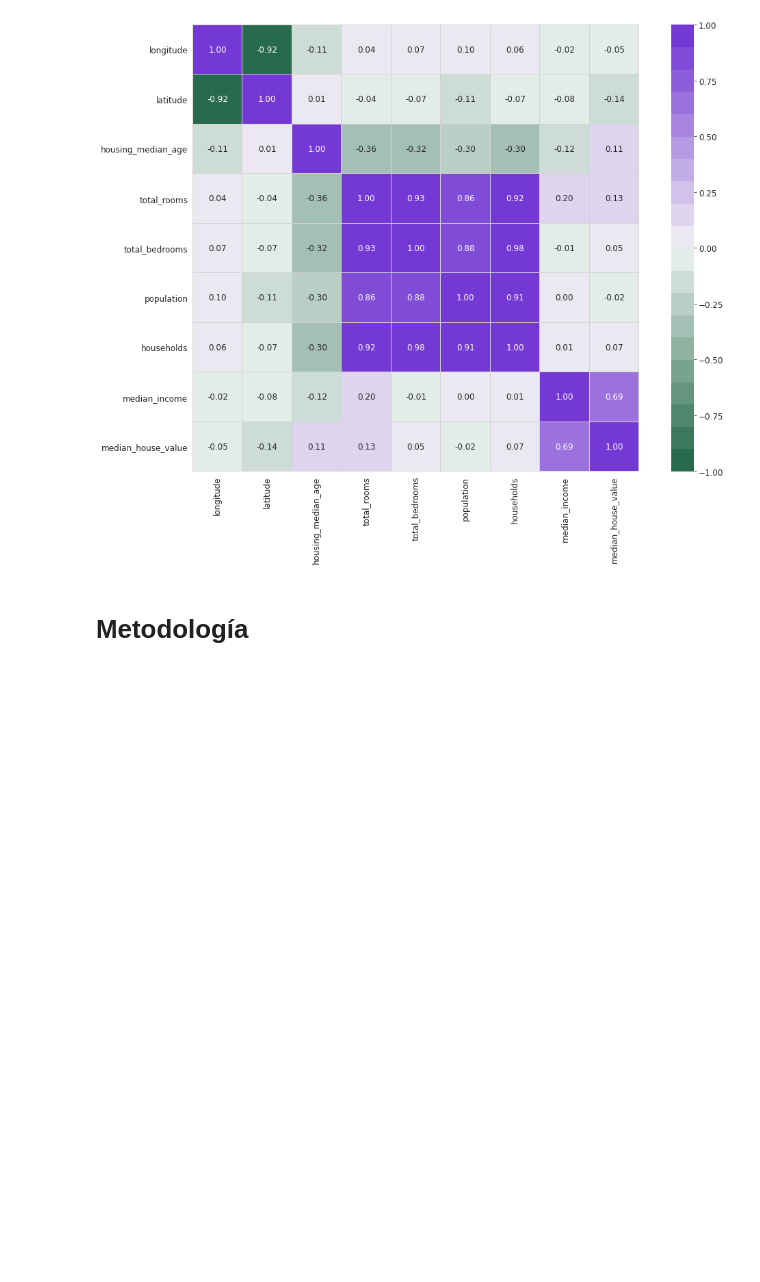
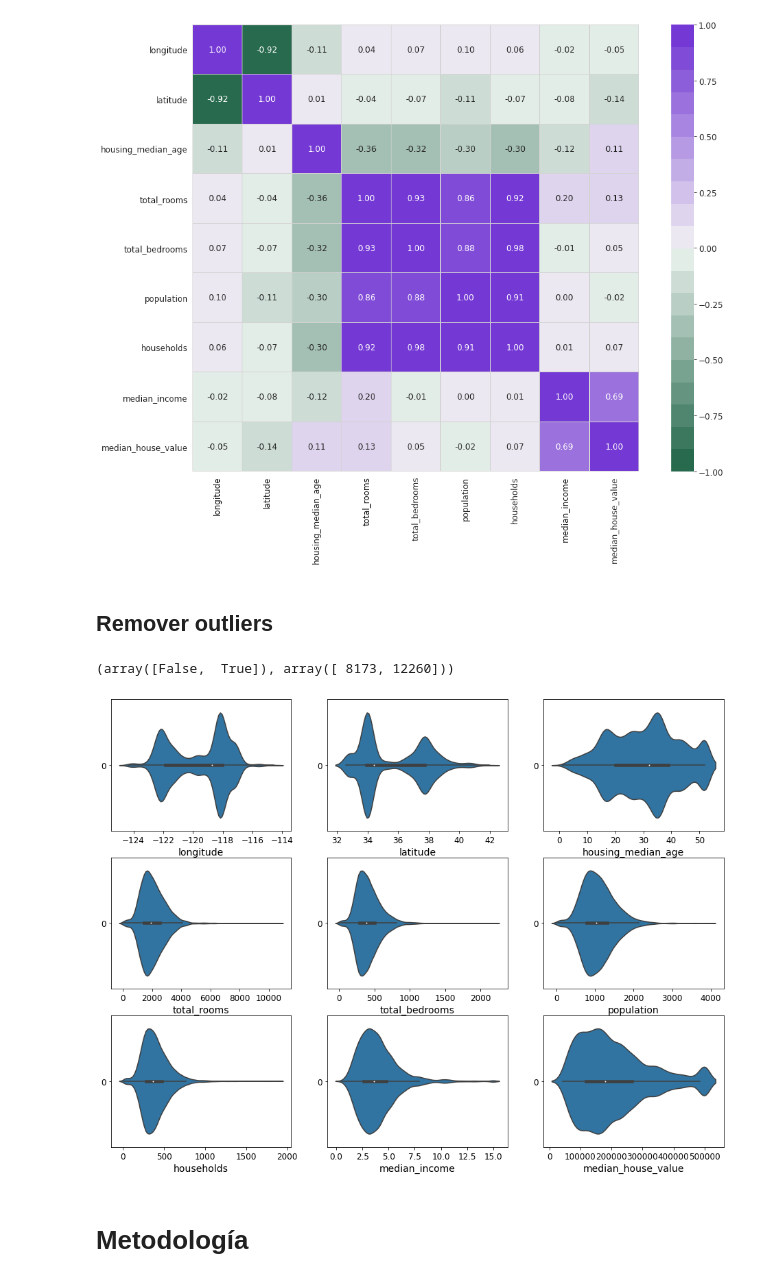
Before and after one commit to kugelblitz1235/Tp1-Reconocimiento-de-patrones, a Jupyter notebook: Informe1.ipynb, the cells around one changed output. Saved outputs shown, nothing was run; the diff lists cells and outputs as text; code cells hidden in the pictures; blank space fills up the shorter version.

```diff
--- a/Informe1.ipynb
+++ b/Informe1.ipynb
@@ -205,6 +207,39 @@ with sns.axes_style("white"):
                      cmap=paleta)
 # %% [output]
 [figure]
+# %% [markdown]
+## Remover outliers
+# %%
+lof = LocalOutlierFactor(contamination=0.4)
+
+#primero saco los nans
+dataSet_withoutnan = housing.dropna().copy()
+
+#selecciono los atributos sobre los cuales voy a estduiar la presencia de outliers
+names = ['housing_median_age', 'total_rooms', 'total_bedrooms', 'population', 'households', 'median_income', 'median_house_value']
+housingForOutliers = dataSet_withoutnan[names].copy()
+
+#predicción de outliers
+InOrOut = lof.fit_predict(housingForOutliers)
+
+mask = InOrOut != -1
+mask_series = pd.Series(mask)
+print(np.unique(mask, return_counts=True))
+
+#filtrado de los outliers
+housing_filtered = dataSet_withoutnan[mask_series.values].copy()
+data_for_split = housing_filtered.reset_index(drop=True).copy()
+# %% [output]
+(array([False,  True]), array([ 8173, 12260]))
+# %%
+colnames = data_for_split.columns
+fig = plt.figure(figsize=(16,12))
+for i in range(1, 10):
+    ax = plt.subplot(3, 3, i)
+    ax.set_xlabel(colnames[i-1])
+    sns.violinplot(data=data_for_split.iloc[:,i-1], orient= "h")
+# %% [output]
+[figure, added]
 # %% [markdown]
 # **Metodología**
 # %% [markdown]
```
Also changed, not shown: parts of 18 cells of this notebook, 2 other files.
